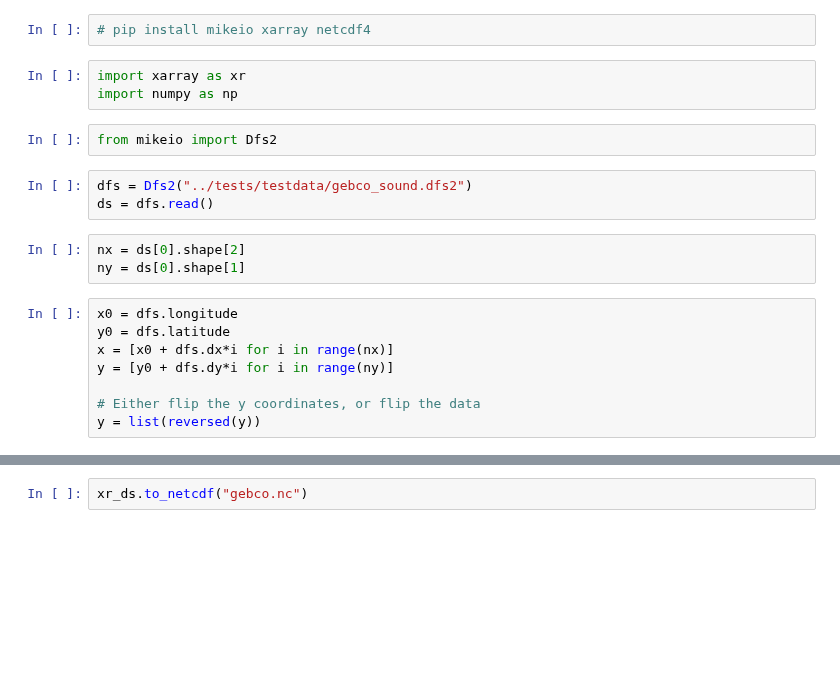
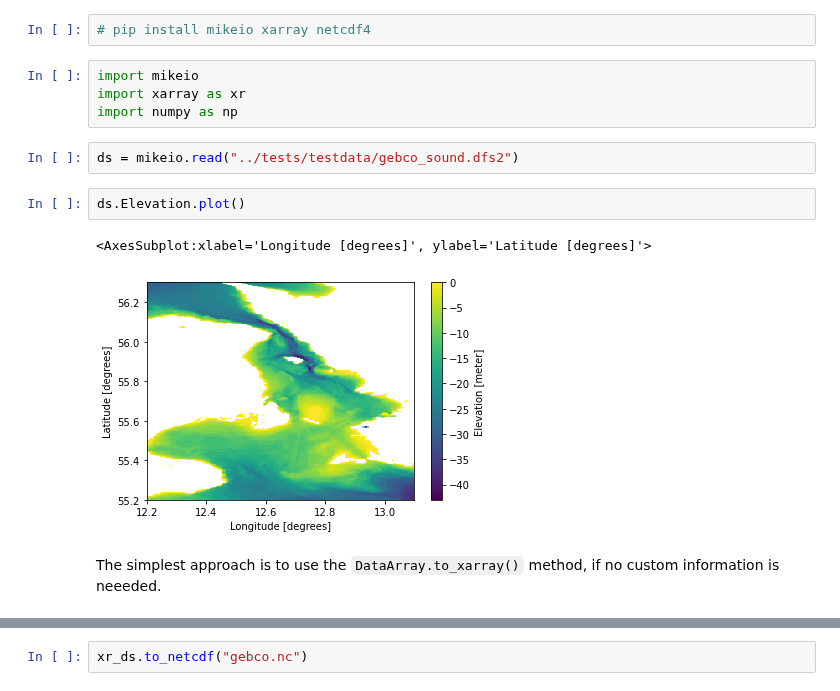
Before and after one commit to DHI/mikeio, a Jupyter notebook: notebooks/Dfs2 - Export to netcdf.ipynb, the cells around one changed output, grey strips where cells are left out. Cells and saved outputs as stored; diff of their text form; blank space fills up the shorter version.

Commit message:
DataArray to_xarray

```diff
--- a/notebooks/Dfs2 - Export to netcdf.ipynb
+++ b/notebooks/Dfs2 - Export to netcdf.ipynb
@@ -1,21 +3,15 @@
 # %%
 # pip install mikeio xarray netcdf4
 # %%
+import mikeio
 import xarray as xr
 import numpy as np
-# %%
-from mikeio import Dfs2
 # %%
-dfs = Dfs2("../tests/testdata/gebco_sound.dfs2")
-ds = dfs.read()
+ds = mikeio.read("../tests/testdata/gebco_sound.dfs2")
-# %%
-nx = ds[0].shape[2]
-ny = ds[0].shape[1]
-# %%
-x0 = dfs.longitude
-y0 = dfs.latitude
-x = [x0 + dfs.dx*i for i in range(nx)]
-y = [y0 + dfs.dy*i for i in range(ny)]
-
-# Either flip the y coordinates, or flip the data
-y = list(reversed(y))
+# %%
+ds.Elevation.plot()
+# %% [output]
+<AxesSubplot:xlabel='Longitude [degrees]', ylabel='Latitude [degrees]'>
+[figure, added]
+# %% [markdown]
+The simplest approach is to use the `DataArray.to_xarray()` method, if no custom information is neeeded.
```
Also changed, not shown: parts of 11 cells of this notebook, 2 other files.
